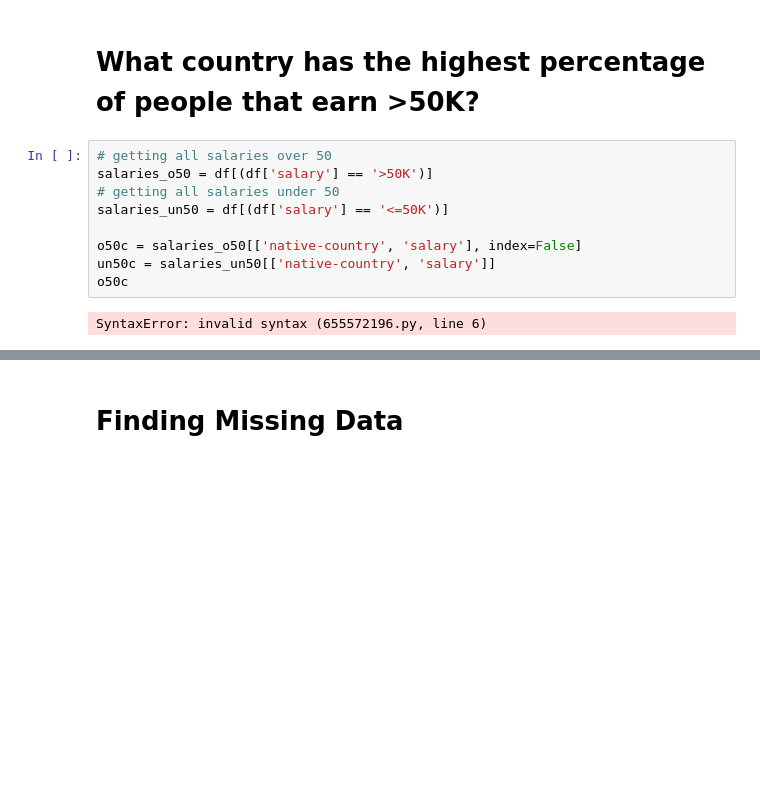
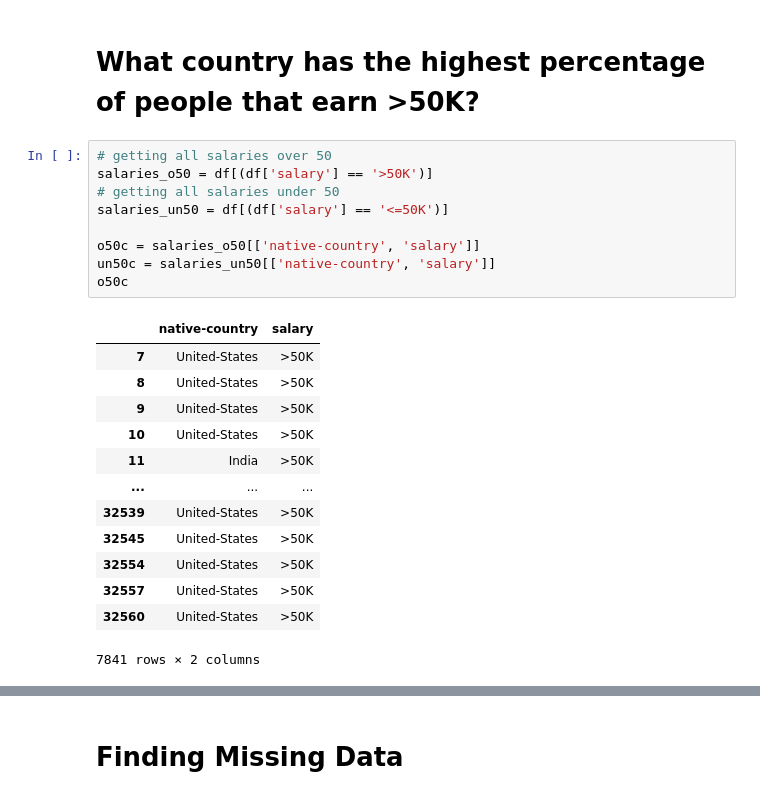
Before and after one commit to mrwoodzi/Data_Science_Certs_Progress, a Jupyter notebook: python_for_everybody/Data_Analysis_with_Python_Cert/Jupyter_Lab_Notes/demographic_data_analyzer.ipynb, the cells around one changed output, grey strips where cells are left out. Drawn from its saved outputs; the diff is of its cells as text; blank space fills up the shorter version.

```diff
--- a/python_for_everybody/Data_Analysis_with_Python_Cert/Jupyter_Lab_Notes/demographic_data_analyzer.ipynb
+++ b/python_for_everybody/Data_Analysis_with_Python_Cert/Jupyter_Lab_Notes/demographic_data_analyzer.ipynb
@@ -313,14 +313,26 @@ all_salary_over_50 = df.loc[lambda df: df['salary'] == '>50K']
 # %%
 # getting all salaries over 50
 salaries_o50 = df[(df['salary'] == '>50K')]
 # getting all salaries under 50
 salaries_un50 = df[(df['salary'] == '<=50K')]
 
-o50c = salaries_o50[['native-country', 'salary'], index=False]
+o50c = salaries_o50[['native-country', 'salary']]
 un50c = salaries_un50[['native-country', 'salary']]
 o50c
 # %% [output]
+|  | native-country | salary |
+| 7 | United-States | >50K |
+| 8 | United-States | >50K |
+| 9 | United-States | >50K |
+| 10 | United-States | >50K |
+| 11 | India | >50K |
+| ... | ... | ... |
+| 32539 | United-States | >50K |
+| 32545 | United-States | >50K |
+| 32554 | United-States | >50K |
+| 32557 | United-States | >50K |
+| 32560 | United-States | >50K |
-SyntaxError: invalid syntax (655572196.py, line 6)
+7841 rows × 2 columns
 # %%
 salary_countries_sorted = df[['native-country', 'salary']].value_counts().sort_index()
 o=0
```
Also changed, not shown: parts of 13 cells of this notebook, 4 other files.
